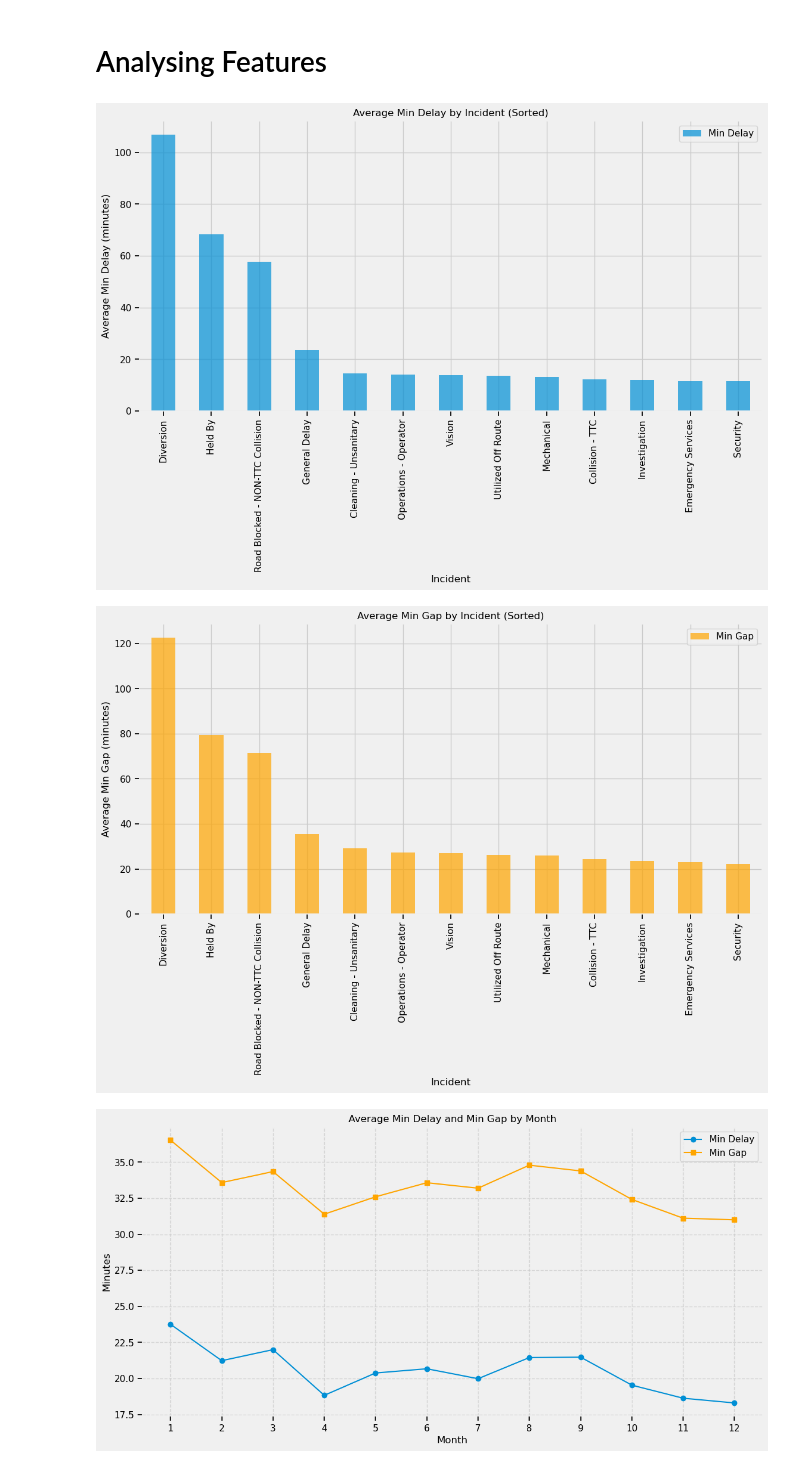
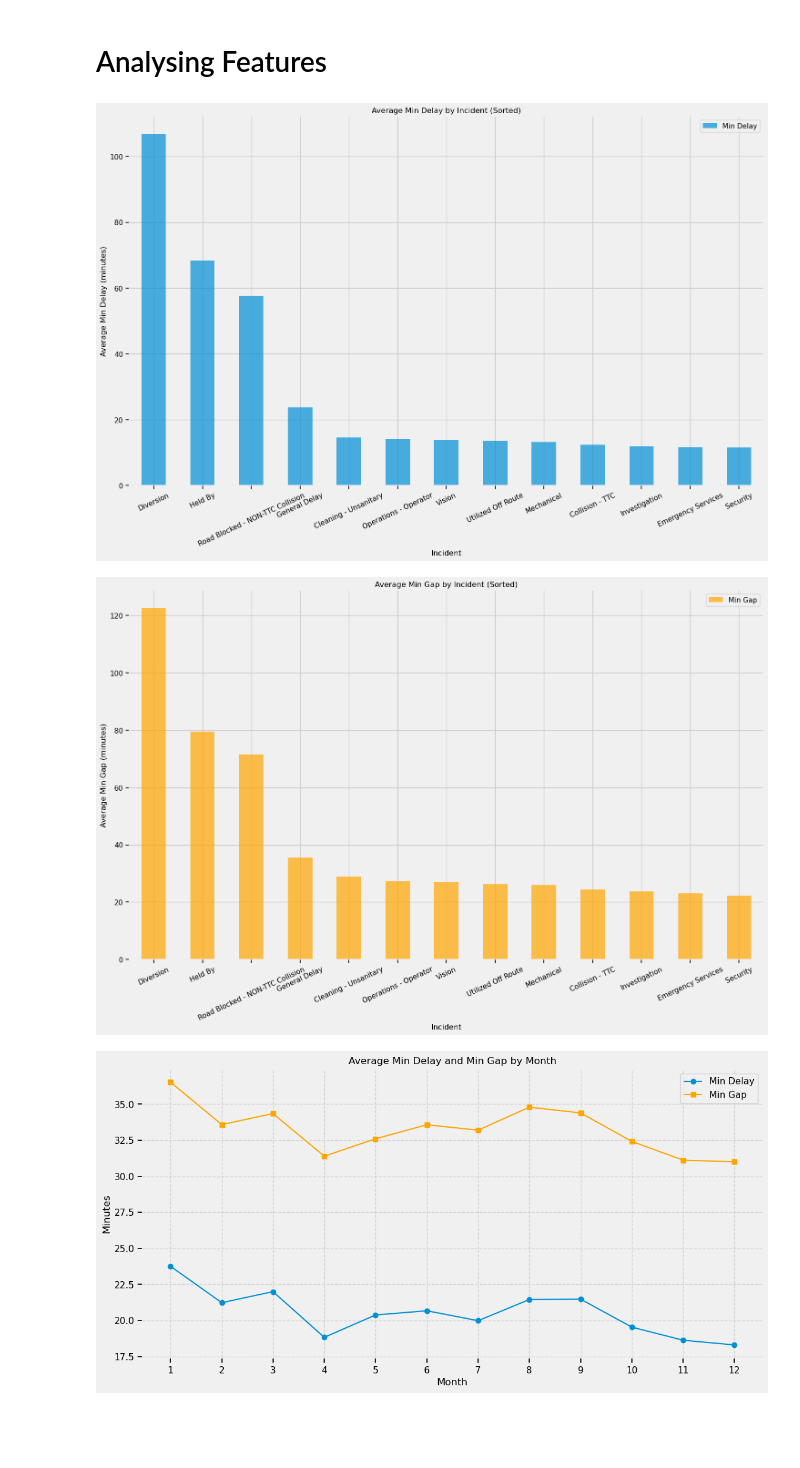
Before and after one commit to roman12b/Big_Project_TTC_Delays, a Jupyter notebook: bus_delay.ipynb, the cells around one changed output. Drawn from its saved outputs; the diff is of its cells as text; code cells hidden in the pictures; blank space fills up the shorter version.

```diff
--- a/bus_delay.ipynb
+++ b/bus_delay.ipynb
@@ -164,27 +164,27 @@ bus_2023['snow_class'] = bus_2023['snow'].apply(
 # %%
 # Sort the data by 'Min Delay' and plot
 incident_analysis = bus_2023.groupby('Incident')[['Min Delay', 'Min Gap']].mean()
 incident_analysis_sorted_delay = incident_analysis.sort_values(by='Min Delay', ascending=False)
-incident_analysis_sorted_delay['Min Delay'].plot(kind='bar', figsize=(12, 6), label='Min Delay', alpha=0.7)
+incident_analysis_sorted_delay['Min Delay'].plot(kind='bar', figsize=(16, 10), label='Min Delay', alpha=0.7)
 plt.title('Average Min Delay by Incident (Sorted)')
 plt.xlabel('Incident')
 plt.ylabel('Average Min Delay (minutes)')
-plt.xticks(rotation=90)
+plt.xticks(rotation=25)
 plt.legend()
 plt.show()
 
 # Sort the data by 'Min Gap' and plot
 incident_analysis_sorted_gap = incident_analysis.sort_values(by='Min Gap', ascending=False)
-incident_analysis_sorted_gap['Min Gap'].plot(kind='bar', figsize=(12, 6), color='orange', label='Min Gap', alpha=0.7)
+incident_analysis_sorted_gap['Min Gap'].plot(kind='bar', figsize=(16, 10), color='orange', label='Min Gap', alpha=0.7)
 plt.title('Average Min Gap by Incident (Sorted)')
 plt.xlabel('Incident')
 plt.ylabel('Average Min Gap (minutes)')
-plt.xticks(rotation=90)
+plt.xticks(rotation=25)
 plt.legend()
 plt.show()
 # %% [output]
-[figure, old version]
+[figure, new version]
-[figure, old version]
+[figure, new version]
 # %%
 # Group data by Month and calculate the mean of Min Delay and Min Gap
 monthly_analysis = bus_2023.groupby('Month')[['Min Delay', 'Min Gap']].mean()
```
Also changed, not shown: parts of 3 cells of this notebook.
